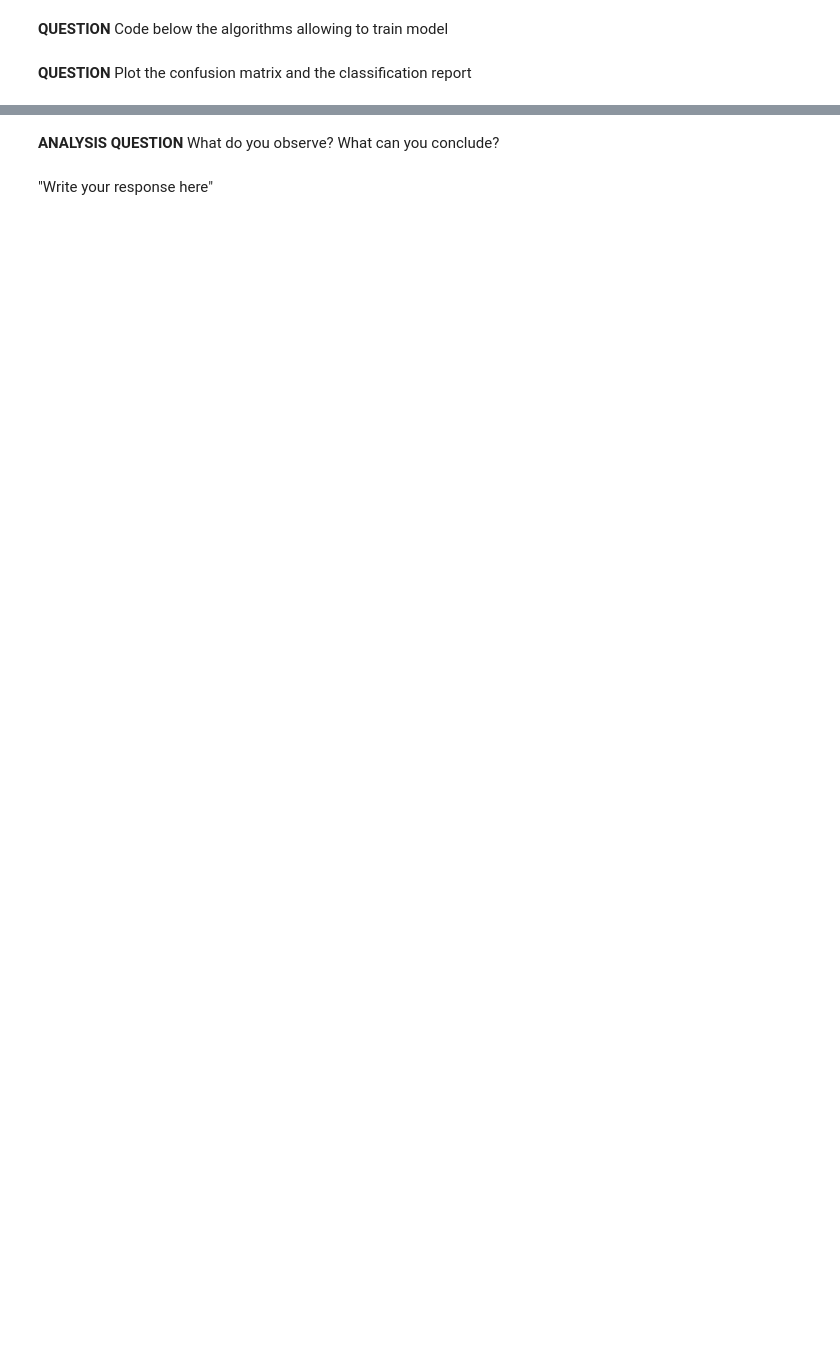
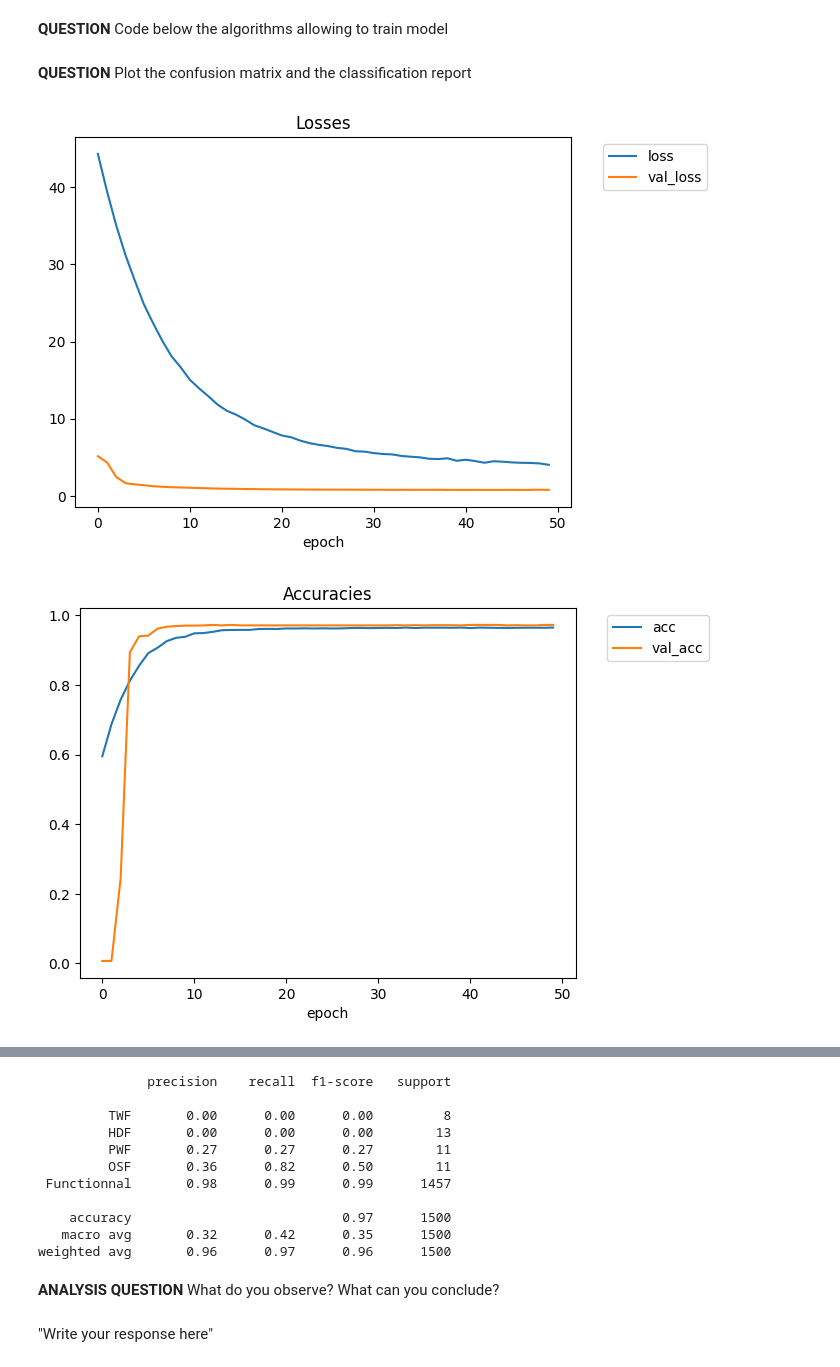
Before and after one commit to tristanplx/embeded_ia, a Jupyter notebook: TP_IA_EMBARQUEE.ipynb, the cells around one changed output, grey strips where cells are left out. Saved outputs shown, nothing was run; the diff lists cells and outputs as text; code cells hidden in the pictures; blank space fills up the shorter version.

Commit message:
Balanced dataset with class weight - ultra fast learning - need answers

```diff
--- a/TP_IA_EMBARQUEE.ipynb
+++ b/TP_IA_EMBARQUEE.ipynb
@@ -429,3 +430,22 @@ weighted avg       0.96      0.97      0.96      1500
 > https://www.tensorflow.org/tutorials/structured_data/imbalanced_data?hl=fr
 # %% [markdown]
 **QUESTION:** Create X_train, Y_train, X_test, and Y_test. How many elements are present in X_train, Y_train, X_test, and Y_test? (Print the values)
+# %%
+from sklearn.utils.class_weight import compute_class_weight
+
+#I'll keep the same datasets but i'll use class wheights
+
+
+
+y_train_labels = Y_train.idxmax(axis=1).astype('category').cat.codes
+#Isolating labels
+unique_classes = np.unique(y_train_labels)
+#Class wheight computing
+class_weights = compute_class_weight(
+    class_weight='balanced',
+    classes=unique_classes,
+    y=y_train_labels
+)
+#Wheight to dico
+class_weight_dict = {int(cls): float(weight) for cls, weight in zip(unique_classes, class_weights)}
+print(class_weight_dict)
@@ -442,2 +569,42 @@ weighted avg       0.96      0.97      0.96      1500
 # %% [markdown]
 **QUESTION** Plot the confusion matrix and the classification report
+# %%
+display_training_curves(training_history_weighted)
+
+#Predictions
+Y_pred_probs = unbalanced.predict(X_valid) # Get probability predictions
+Y_pred = np.argmax(Y_pred_probs, axis=1) # Convert to class labels
+Y_true = np.argmax(Y_valid, axis=1)
+print(Y_valid.shape)
+
+##Problème : on perd une classe ce qui empêche d'avoir une bonne matrice de confusion et d'obtenir le report => une classe ne serait pas représenté dans la Y_valid alors que la shape est bien (1500,5)
+
+
+#Confusion Matrix
+cm = confusion_matrix(Y_true, Y_pred)
+plt.figure(figsize=(10,8))
+sns.heatmap(cm, annot=True, fmt='d', cmap='Blues', xticklabels=output_labels, yticklabels=output_labels)
+plt.xlabel('Predicted Label')
+plt.ylabel('True Label')
+plt.title('Confusion Matrix')
+plt.show()
+
+
+#Probability distribution for each class
+plt.figure(figsize=(8,6))
+for i in range(5):
+    sns.kdeplot(Y_pred_probs[:, i], label=f'Classe {output_labels[i]}', fill=True)
+
+plt.xlabel("Probabilité prédite")
+plt.ylabel("Densité")
+plt.title("Distribution des probabilités par classe")
+plt.legend()
+plt.show()
+
+
+#Report
+report = classification_report(Y_true, Y_pred, target_names=output_labels)
+print(report)
+# %% [output]
+[figure, added]
+[figure, added]
@@ -444,3 +615,14 @@ weighted avg       0.96      0.97      0.96      1500
+              precision    recall  f1-score   support
+
+         TWF       0.00      0.00      0.00         8
+         HDF       0.00      0.00      0.00        13
+         PWF       0.27      0.27      0.27        11
+         OSF       0.36      0.82      0.50        11
+ Functionnal       0.98      0.99      0.99      1457
+
+    accuracy                           0.97      1500
+   macro avg       0.32      0.42      0.35      1500
+weighted avg       0.96      0.97      0.96      1500
 # %% [markdown]
 **ANALYSIS QUESTION** What do you observe? What can you conclude?
 # %% [markdown]
```
Also changed, not shown: parts of 7 cells of this notebook.
